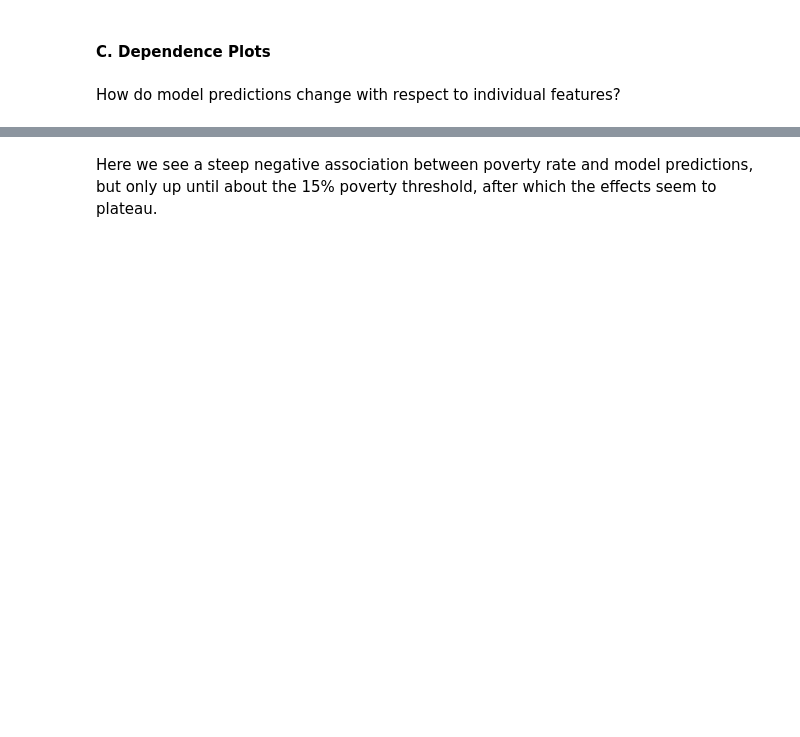
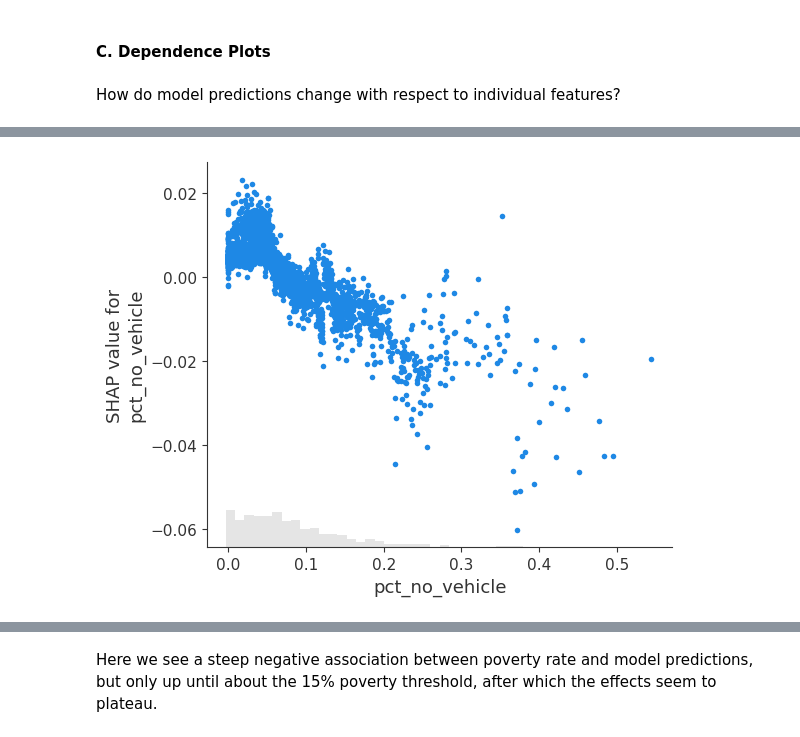
Before and after one commit to yousefja/nori, a Jupyter notebook: notebooks/13_econ_mobility_shap.ipynb, the cells around one changed output, grey strips where cells are left out. Saved outputs shown, nothing was run; the diff lists cells and outputs as text; code cells hidden in the pictures; blank space fills up the shorter version.

```diff
--- a/notebooks/13_econ_mobility_shap.ipynb
+++ b/notebooks/13_econ_mobility_shap.ipynb
@@ -102,0 +118,4 @@ Here we observe a positive association between gini-index and economic mobility
+# %%
+shap.plots.scatter(shap_values[:, "pct_no_vehicle"])
+# %% [output]
+[figure, added]
```
Also changed, not shown: parts of 23 cells of this notebook, 5 other files.
